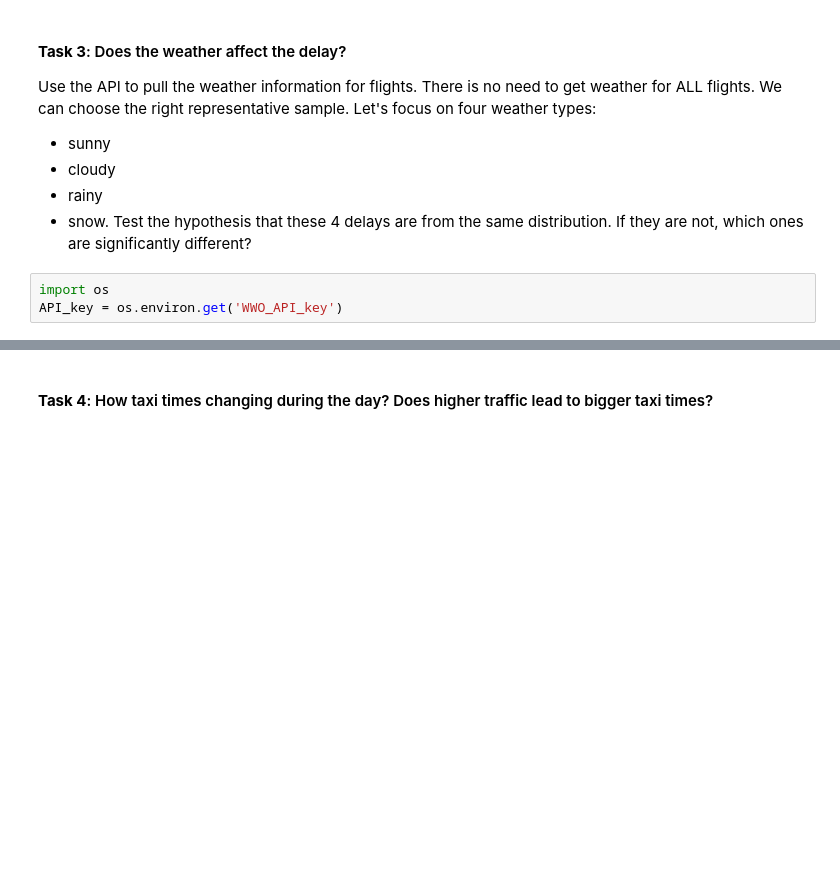
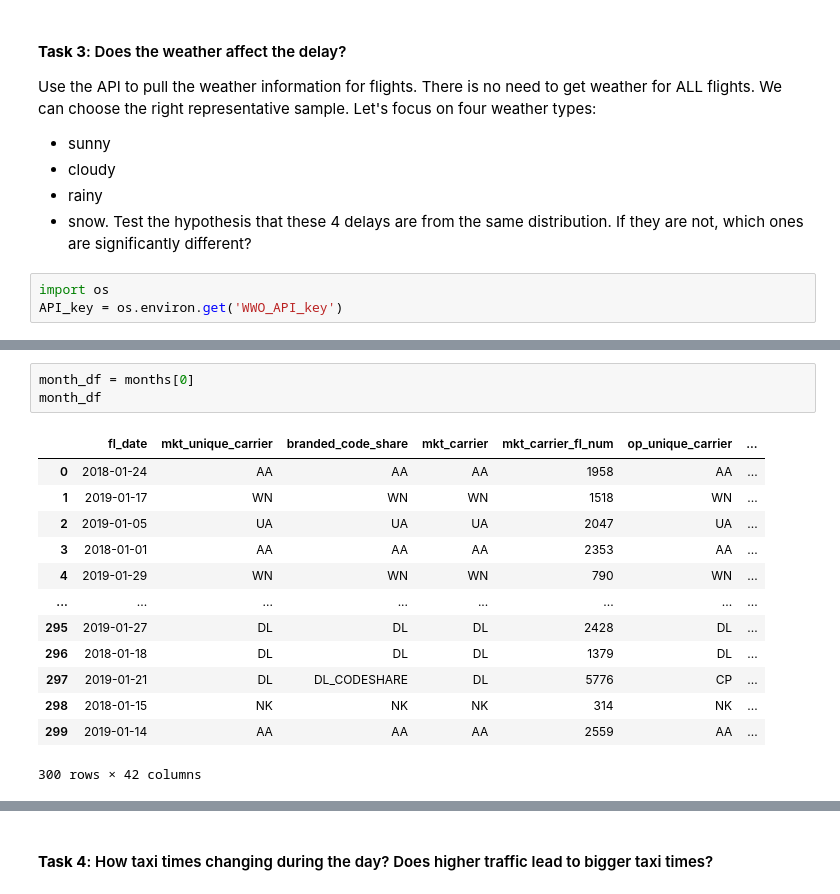
Before and after one commit to Richlorr/MidtermFlights, a Jupyter notebook: exploratory_analysis.ipynb, the cells around one changed output, grey strips where cells are left out. Cells and saved outputs as stored; diff of their text form; blank space fills up the shorter version.

```diff
--- a/exploratory_analysis.ipynb
+++ b/exploratory_analysis.ipynb
@@ -213,0 +254,17 @@ API_key = os.environ.get('WWO_API_key')
+# %%
+month_df = months[0]
+month_df
+# %% [output]
+|  | fl_date | mkt_unique_carrier | branded_code_share | mkt_carrier | mkt_carrier_fl_num | op_unique_carrier | ... |
+| 0 | 2018-01-24 | AA | AA | AA | 1958 | AA | ... |
+| 1 | 2019-01-17 | WN | WN | WN | 1518 | WN | ... |
+| 2 | 2019-01-05 | UA | UA | UA | 2047 | UA | ... |
+| 3 | 2018-01-01 | AA | AA | AA | 2353 | AA | ... |
+| 4 | 2019-01-29 | WN | WN | WN | 790 | WN | ... |
+| ... | ... | ... | ... | ... | ... | ... | ... |
+| 295 | 2019-01-27 | DL | DL | DL | 2428 | DL | ... |
+| 296 | 2018-01-18 | DL | DL | DL | 1379 | DL | ... |
+| 297 | 2019-01-21 | DL | DL_CODESHARE | DL | 5776 | CP | ... |
+| 298 | 2018-01-15 | NK | NK | NK | 314 | NK | ... |
+| 299 | 2019-01-14 | AA | AA | AA | 2559 | AA | ... |
+300 rows × 42 columns
```
Also changed, not shown: parts of 16 cells of this notebook.
